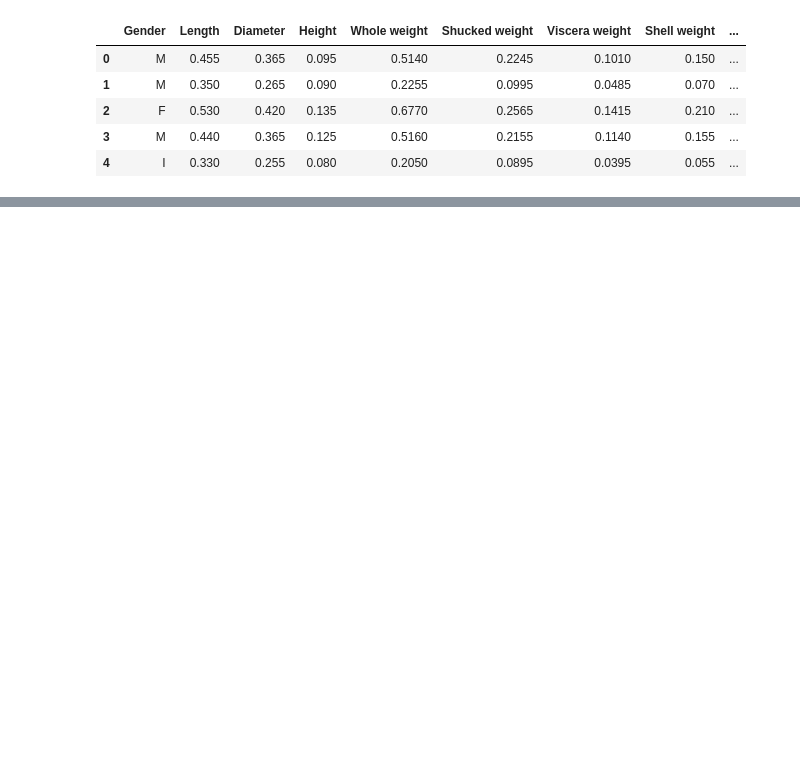
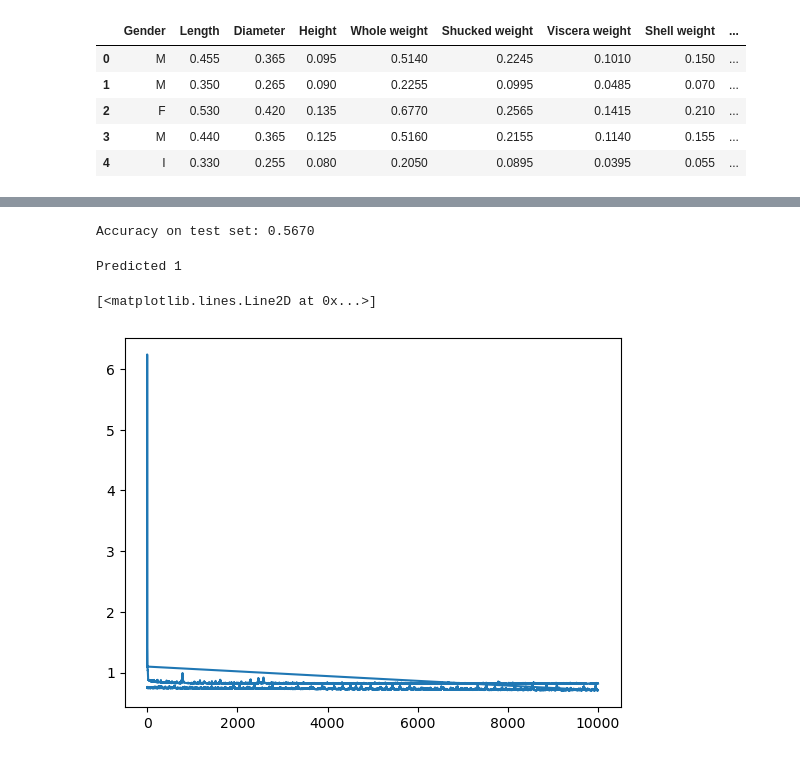
Before and after one commit to KagemaNjoroge/Peter-Drury-Commentary-Generator, a Jupyter notebook: tiny_csv.ipynb, the cells around one changed output, grey strips where cells are left out. Cells and saved outputs as stored; diff of their text form; code cells hidden in the pictures; blank space fills up the shorter version.

```diff
--- a/tiny_csv.ipynb
+++ b/tiny_csv.ipynb
@@ -34,4 +35,0 @@ Name: Height, dtype: float64
-# %%
-x = torch.tensor(3.0)
-y = torch.tensor(2.0)
-x + y, x * y, x / y, x**y
@@ -39,0 +77,28 @@ x + y, x * y, x / y, x**y
+# %%
+input_size = X_train.shape[1]
+output_size = y_train.shape[1]  # For multiple classes
+
+model = MyModel(input_size, output_size)
+criterion = nn.CrossEntropyLoss() # Adjust loss for multi-class
+optimizer = torch.optim.AdamW(model.parameters(), lr=1e-3)
+# %%
+epoch_ = []
+losses = []
+# %%
+# Set the model to training mode
+model.train()
+
+for epoch in range(10000):  # Adjust number of epochs
+    # Forward pass
+    outputs = model(X_train)
+    loss = criterion(outputs, y_train.argmax(dim=1))
+
+    # Backward pass and optimization
+    optimizer.zero_grad()
+    loss.backward()
+    optimizer.step()
+    epoch_.append(epoch)
+    losses.append(loss.item())
+
+    if epoch==1 or epoch%10==0 or epoch==1000:
+        print(f"Epoch {epoch+1}/{1000}, Loss: {loss.item():.4f}")
@@ -39,0 +123,25 @@ x + y, x * y, x / y, x**y
+# %%
+# Set the model to evaluation mode
+model.eval()
+
+with torch.no_grad():
+    predictions = model(X_test)
+    correct = (predictions.argmax(dim=1) == y_test.argmax(dim=1)).sum().item()
+    accuracy = correct / len(y_test)
+    print(f"Accuracy on test set: {accuracy:.4f}")
+# %% [output]
+Accuracy on test set: 0.5670
+# %%
+new_data = torch.tensor([[0.9, 0.3, 0.5, 0.9, 0.9, 0.1, 0.9, 0.15]]).float()
+model.eval()
+with torch.no_grad():
+    prediction = model(new_data)
+    predicted_gender = prediction.argmax(dim=1).item()  # Get the predicted class
+    print(f"Predicted {predicted_gender}")
+# %% [output]
+Predicted 1
+# %%
+plt.plot(epoch_, losses)
+# %% [output]
+[<matplotlib.lines.Line2D at 0x...>]
+[figure, added]
```
Also changed, not shown: parts of 10 cells of this notebook.
